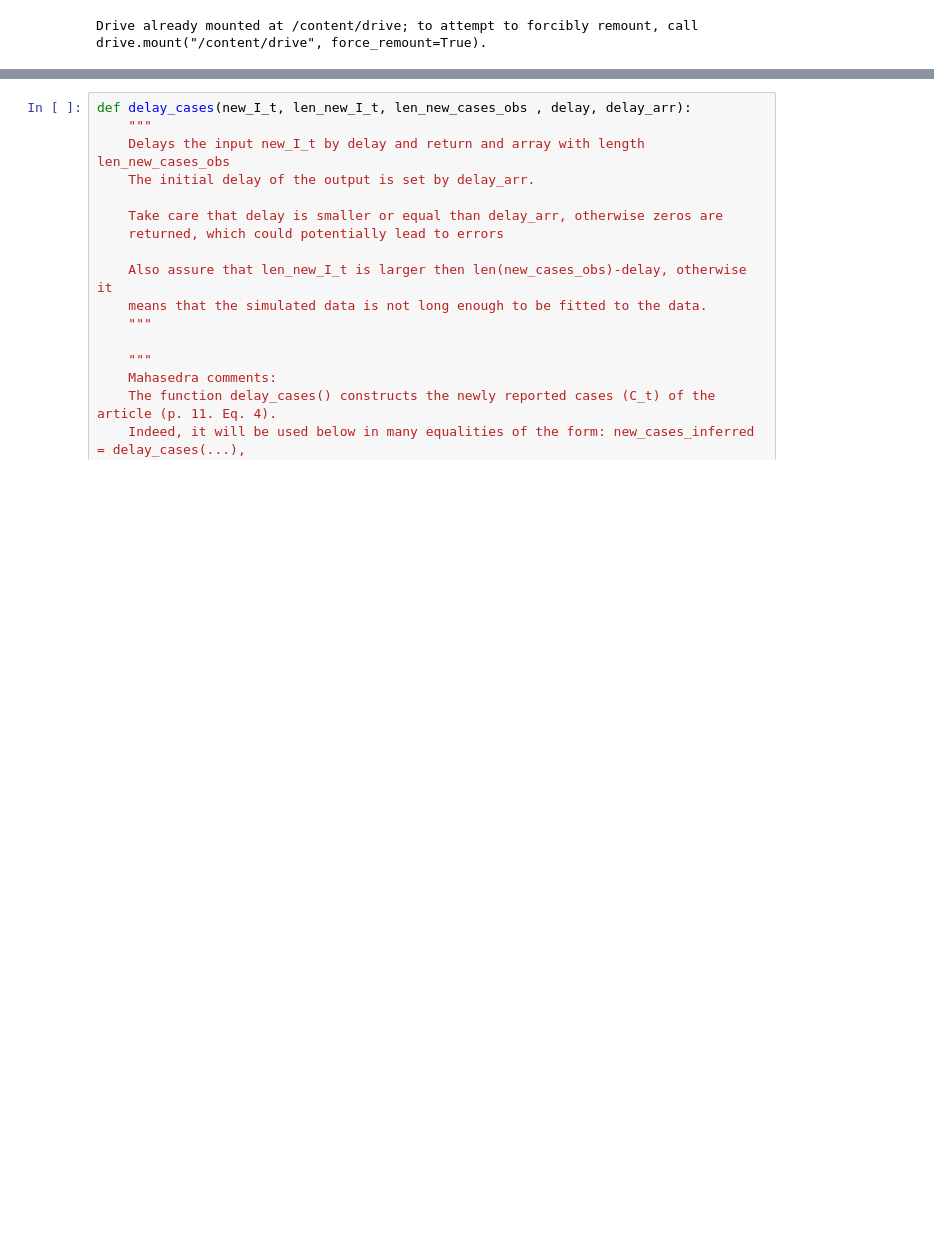
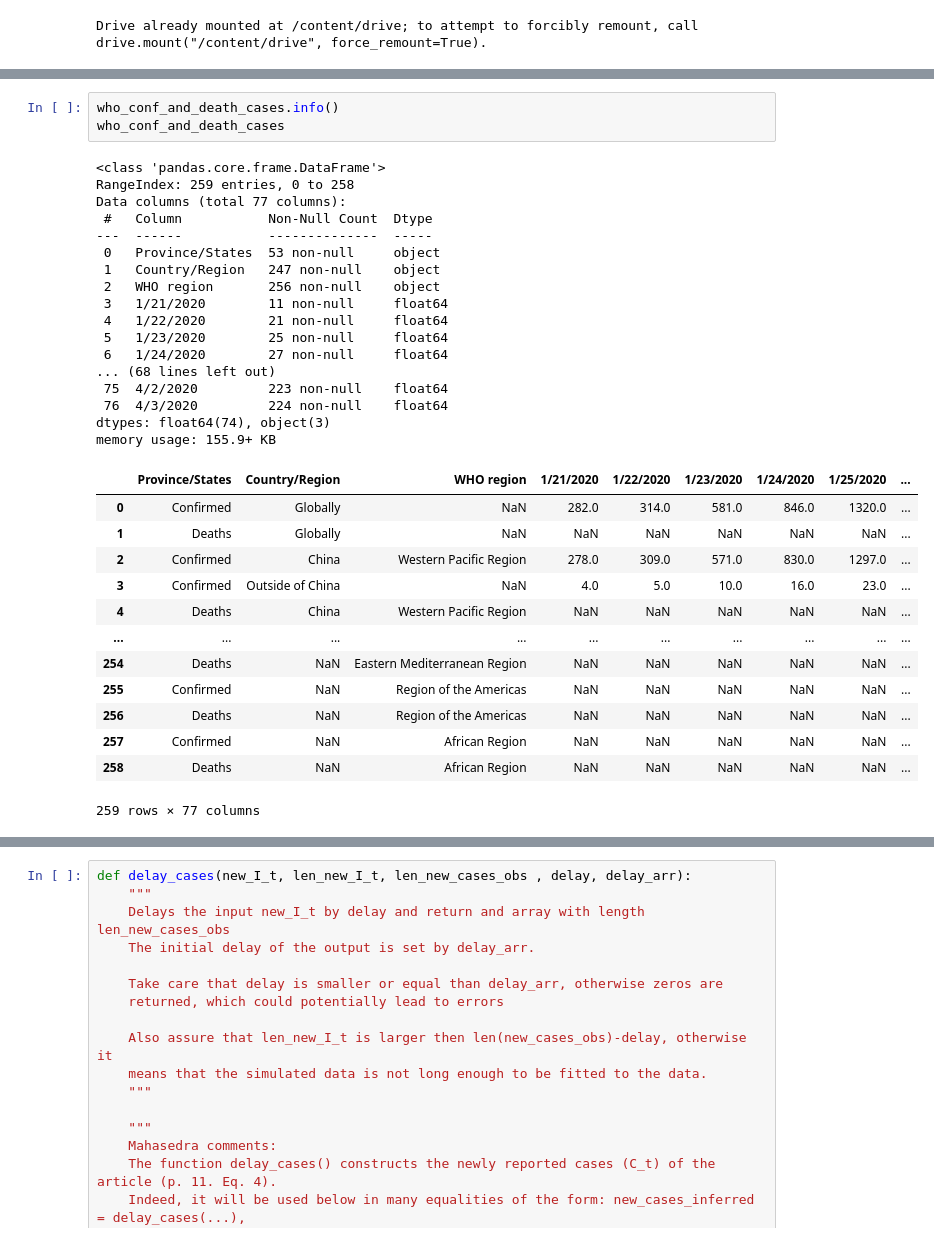
Before and after one commit to herysedra/covid19-mankaiza-clone, a Jupyter notebook: scripts/paper/simple_blocks/data.ipynb, the cells around one changed output, grey strips where cells are left out. Saved outputs shown, nothing was run; the diff lists cells and outputs as text; blank space fills up the shorter version.

```diff
--- a/scripts/paper/simple_blocks/data.ipynb
+++ b/scripts/paper/simple_blocks/data.ipynb
@@ -122,3 +129,37 @@ cases0_obs.shape
 [[ 130  159  196  262  482  670  799 1040 1176 1457 1908 2078 3675 4585
   5795]]
 (1, 15)
+# %%
+who_conf_and_death_cases.info()
+who_conf_and_death_cases
+# %% [output]
+<class 'pandas.core.frame.DataFrame'>
+RangeIndex: 259 entries, 0 to 258
+Data columns (total 77 columns):
+ #   Column           Non-Null Count  Dtype
+---  ------           --------------  -----
+ 0   Province/States  53 non-null     object
+ 1   Country/Region   247 non-null    object
+ 2   WHO region       256 non-null    object
+ 3   1/21/2020        11 non-null     float64
+ 4   1/22/2020        21 non-null     float64
+ 5   1/23/2020        25 non-null     float64
+ 6   1/24/2020        27 non-null     float64
+... (68 lines left out)
+ 75  4/2/2020         223 non-null    float64
+ 76  4/3/2020         224 non-null    float64
+dtypes: float64(74), object(3)
+memory usage: 155.9+ KB
+|  | Province/States | Country/Region | WHO region | 1/21/2020 | 1/22/2020 | 1/23/2020 | 1/24/2020 | 1/25/2020 | ... |
+| 0 | Confirmed | Globally | NaN | 282.0 | 314.0 | 581.0 | 846.0 | 1320.0 | ... |
+| 1 | Deaths | Globally | NaN | NaN | NaN | NaN | NaN | NaN | ... |
+| 2 | Confirmed | China | Western Pacific Region | 278.0 | 309.0 | 571.0 | 830.0 | 1297.0 | ... |
+| 3 | Confirmed | Outside of China | NaN | 4.0 | 5.0 | 10.0 | 16.0 | 23.0 | ... |
+| 4 | Deaths | China | Western Pacific Region | NaN | NaN | NaN | NaN | NaN | ... |
+| ... | ... | ... | ... | ... | ... | ... | ... | ... | ... |
+| 254 | Deaths | NaN | Eastern Mediterranean Region | NaN | NaN | NaN | NaN | NaN | ... |
+| 255 | Confirmed | NaN | Region of the Americas | NaN | NaN | NaN | NaN | NaN | ... |
+| 256 | Deaths | NaN | Region of the Americas | NaN | NaN | NaN | NaN | NaN | ... |
+| 257 | Confirmed | NaN | African Region | NaN | NaN | NaN | NaN | NaN | ... |
+| 258 | Deaths | NaN | African Region | NaN | NaN | NaN | NaN | NaN | ... |
+259 rows × 77 columns
```
Also changed, not shown: parts of 10 cells of this notebook.
